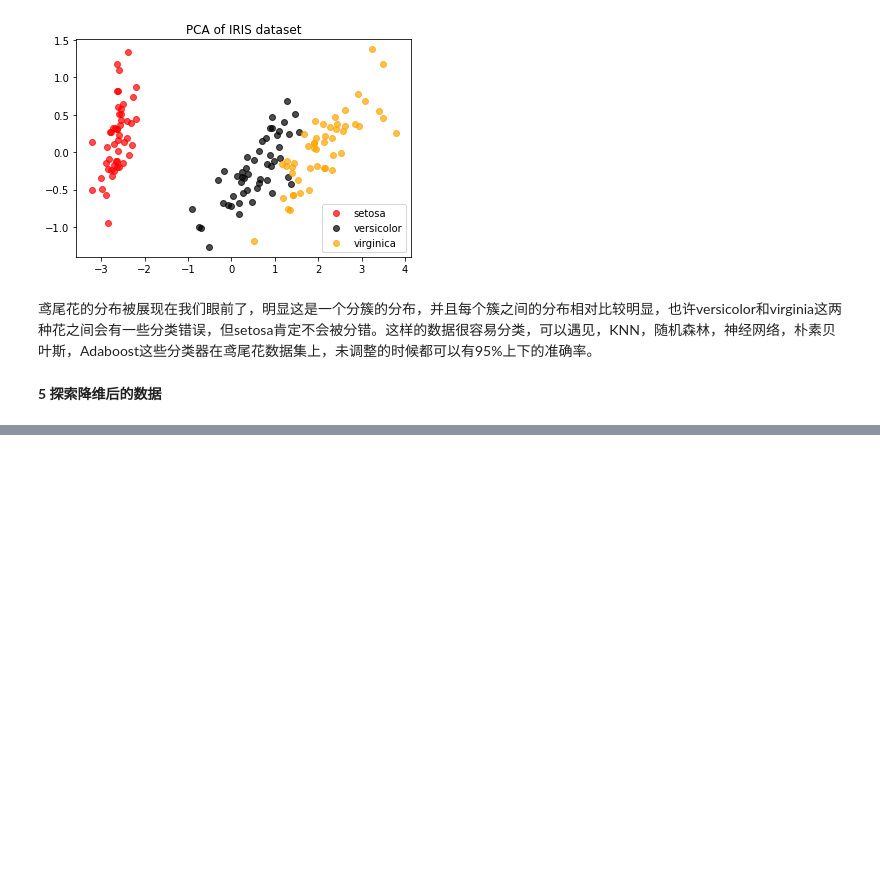
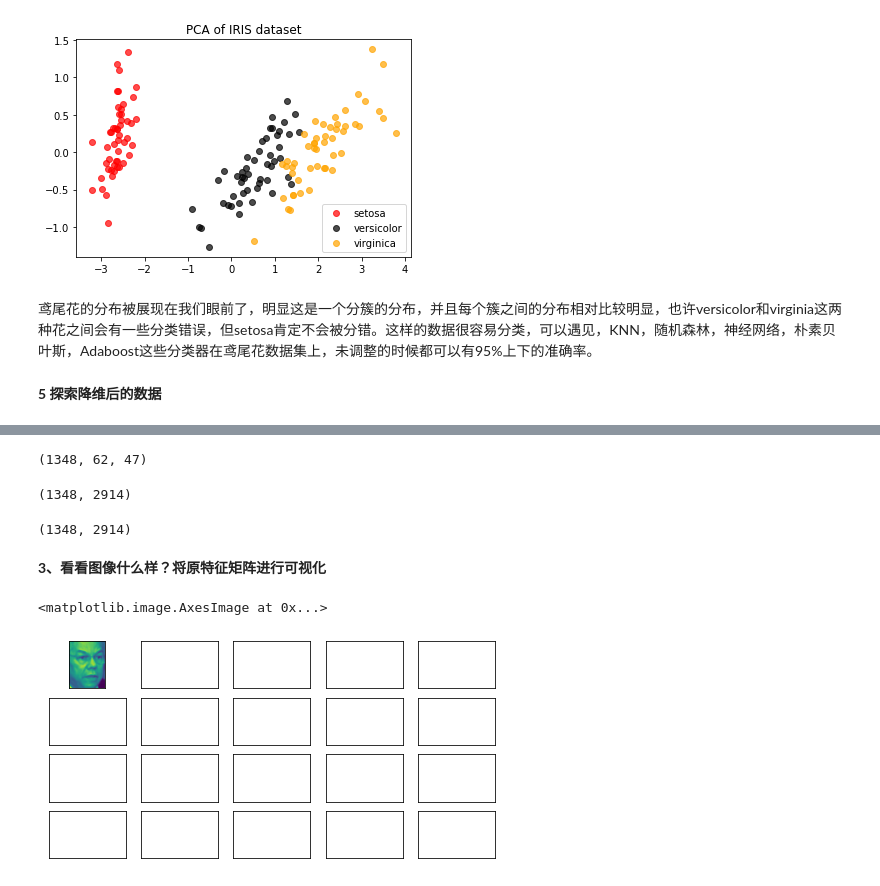
Before and after one commit to monkeyhlj/machine_learning_bymyself, a Jupyter notebook: 降维算法1-PCA.ipynb, the cells around one changed output, grey strips where cells are left out. Saved outputs shown, nothing was run; the diff lists cells and outputs as text; code cells hidden in the pictures; blank space fills up the shorter version.

```diff
--- a/降维算法1-PCA.ipynb
+++ b/降维算法1-PCA.ipynb
@@ -210,0 +364,10 @@ plt.show()
+# %%
+faces = fetch_lfw_people(min_faces_per_person=60) #实例化
+# %%
+faces.images.shape
+# %% [output]
+(1348, 62, 47)
+# %%
+faces.data.shape
+# %% [output]
+(1348, 2914)
@@ -210,0 +376,18 @@ plt.show()
+# %%
+X.shape
+# %% [output]
+(1348, 2914)
+# %% [markdown]
+**3、看看图像什么样？将原特征矩阵进行可视化**
+# %%
+#数据本身是图像，和数据本身只是数字，使用可视化方法不同
+
+#创建画布和子图对象
+fig,axes = plt.subplots(4,5
+                       ,figsize=(8,4)
+                       ,subplot_kw={"xticks":[],"yticks":[]} #显示不要坐标轴
+                       )
+axes[0][0].imshow(faces.images[0,:,:])
+# %% [output]
+<matplotlib.image.AxesImage at 0x...>
+[figure, added]
```
Also changed, not shown: parts of 106 cells of this notebook, 18 other files.
